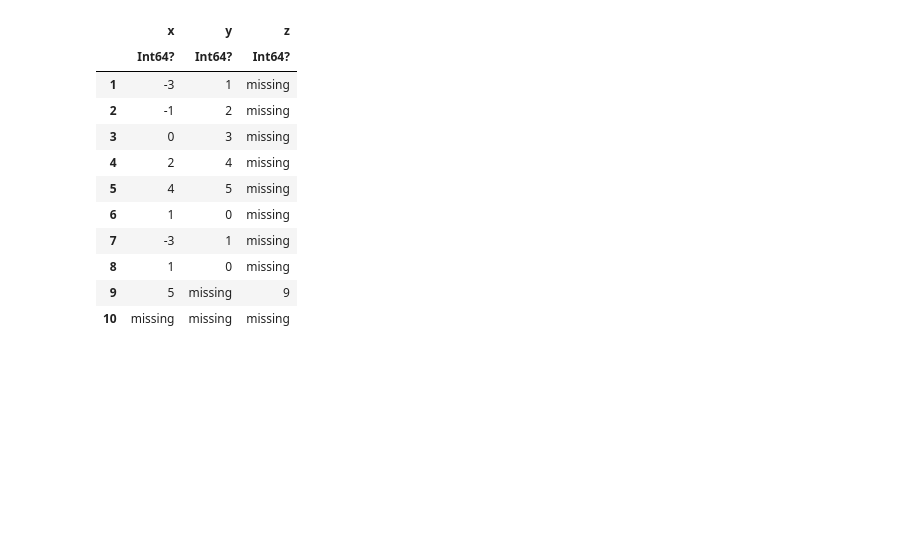
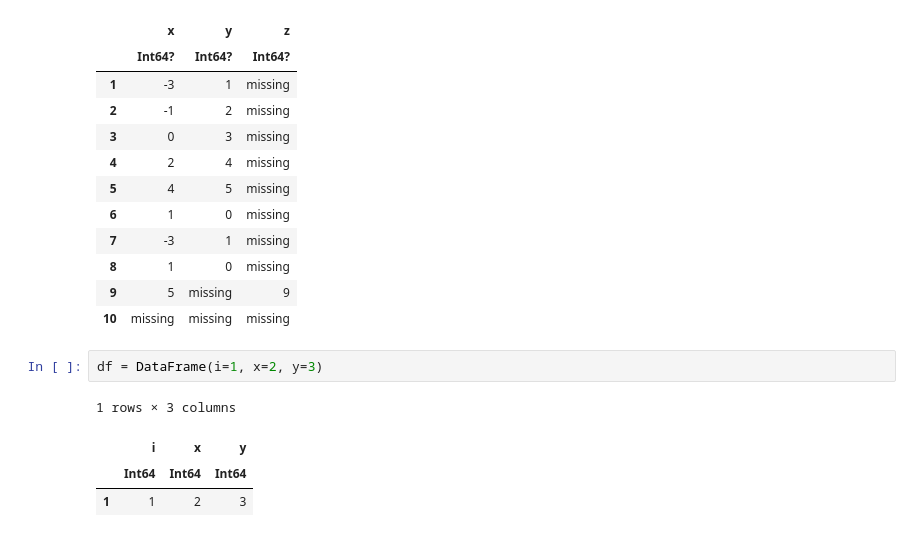
Before and after one commit to damiansp/julia, a Jupyter notebook: dsDocs/DataFrames/functions_2.py.ipynb, the cells around one changed output. Drawn from its saved outputs; the diff is of its cells as text; blank space fills up the shorter version.

```diff
--- a/dsDocs/DataFrames/functions_2.py.ipynb
+++ b/dsDocs/DataFrames/functions_2.py.ipynb
@@ -345,3 +345,10 @@ push!(df, NamedTuple(), cols=:subset)
 | 8 | 1 | 0 | missing |
 | 9 | 5 | missing | 9 |
 | 10 | missing | missing | missing |
+# %%
+df = DataFrame(i=1, x=2, y=3)
+# %% [output]
+1 rows × 3 columns
+|  | i | x | y |
+|  | Int64 | Int64 | Int64 |
+| 1 | 1 | 2 | 3 |
```
Also changed, not shown: parts of 4 cells of this notebook.
